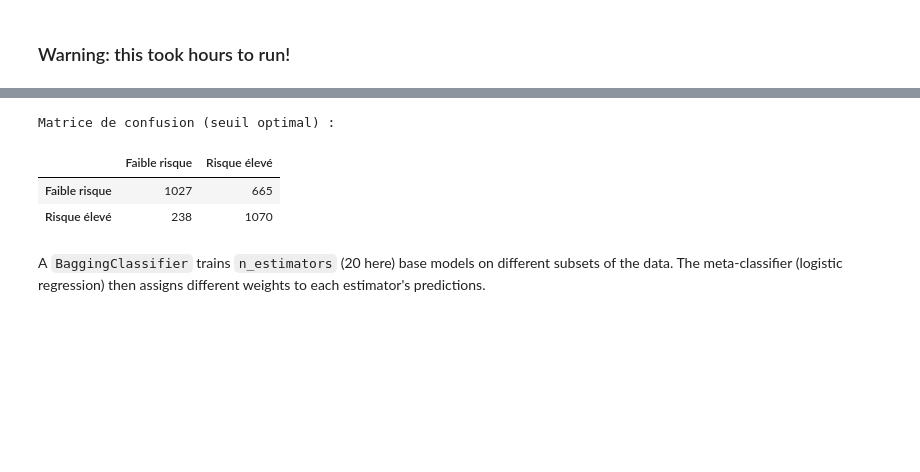
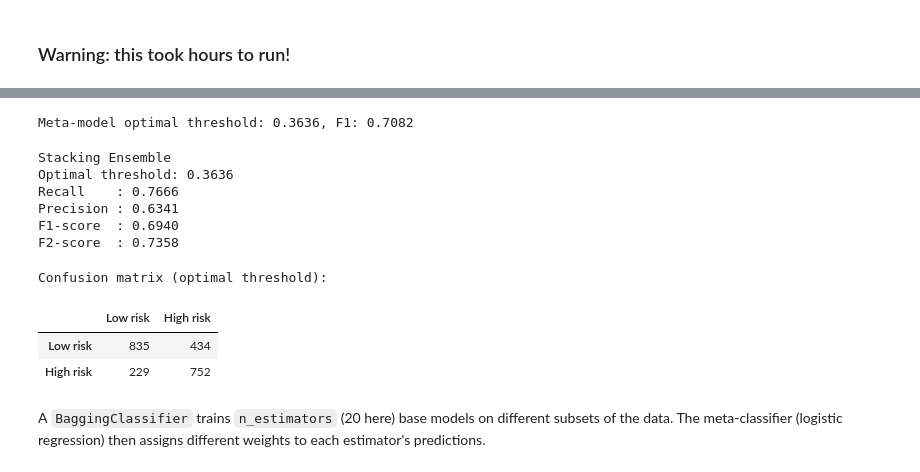
Before and after one commit to HOANG-Anh2004/projet_ML_4A_GMM_INSA, a Jupyter notebook: Modelisation.ipynb, the cells around one changed output, grey strips where cells are left out. Saved outputs shown, nothing was run; the diff lists cells and outputs as text; code cells hidden in the pictures; blank space fills up the shorter version.

```diff
--- a/Modelisation.ipynb
+++ b/Modelisation.ipynb
@@ -1055,0 +957,15 @@ F2-score : 0.7679
+# %%
+stack_val = pd.DataFrame({
+    "logit": y_val_logit_proba,
+    "ridge": y_val_ridge_proba,
+    "lasso": y_val_lasso_proba,
+    "knn": y_val_knn_proba,
+    "knn_var": y_val_knn_var_proba,
+    "svm_lin": y_val_svm_lin_proba,
+    "svm_rbf": y_val_svm_rbf_proba,
+    "tree": y_val_tree_proba,
+    "rf": y_val_rf_proba,
+    "gb": y_val_gb_proba
+})
+meta_model = LogisticRegression(max_iter=1000)
+meta_model.fit(stack_val, yval_c)
@@ -1056,12 +1002,45 @@ F2-score : 0.7679
+# %%
+best_threshold_meta, best_f1_meta = find_optimal_threshold_f1(yval_c, meta_model.predict_proba(stack_val)[:, 1])
+print(f"Meta-model optimal threshold: {best_threshold_meta:.4f}, F1: {best_f1_meta:.4f}")
+# %% [output]
+Meta-model optimal threshold: 0.3636, F1: 0.7082
+# %%
+stack_test = pd.DataFrame({
+    "logit": logit.predict_proba(Xtest_c_sc)[:, 1],
+    "ridge": logitRidgeOpt.predict_proba(Xtest_c_sc)[:, 1],
+    "lasso": logitLassoOpt.predict_proba(Xtest_c_sc)[:, 1],
+    "knn": knnOpt.predict_proba(Xtest_c_sc)[:, 1],
+    "knn_var": knn_var_Opt.predict_proba(Xtest_knn_sc)[:, 1],
+    "svm_lin": svm_calibrated_opt.predict_proba(Xtest_c_sc)[:, 1],
+    "svm_rbf": svm_rbf.predict_proba(Xtest_c_sc)[:, 1],
+    "tree": treeOpt.predict_proba(Xtest_c_sc)[:, 1],
+    "rf": rfOpt.predict_proba(Xtest_c_sc)[:, 1],
+    "gb": gbOpt.predict_proba(Xtest_c_sc)[:, 1]
+})
+proba_stack_test = meta_model.predict_proba(stack_test)[:, 1]
+metrics_stack = evaluate_with_threshold(ytest_c, proba_stack_test, best_threshold_meta)
+print("Stacking Ensemble")
+print(f"Optimal threshold: {best_threshold_meta:.4f}")
+print(f"Recall    : {metrics_stack['recall']:.4f}")
+print(f"Precision : {metrics_stack['precision']:.4f}")
+print(f"F1-score  : {metrics_stack['f1']:.4f}")
+print(f"F2-score  : {metrics_stack['f2']:.4f}")
+# %% [output]
+Stacking Ensemble
+Optimal threshold: 0.3636
+Recall    : 0.7666
+Precision : 0.6341
+F1-score  : 0.6940
+F2-score  : 0.7358
 # %%
-y_pred_opt = (y_proba_b_stack >= best_threshold).astype(int)
+y_pred_opt = (proba_stack_test >= best_threshold_meta).astype(int)
 print("\nConfusion matrix (optimal threshold):")
 pd.DataFrame(confusion_matrix(ytest_c, y_pred_opt), index=labels_risk, columns=labels_risk)
 # %% [output]
-Matrice de confusion (seuil optimal) :
+Confusion matrix (optimal threshold):
-|  | Faible risque | Risque élevé |
-| Faible risque | 1027 | 665 |
-| Risque élevé | 238 | 1070 |
+|  | Low risk | High risk |
+| Low risk | 835 | 434 |
+| High risk | 229 | 752 |
 # %% [markdown]
 A `BaggingClassifier` trains `n_estimators` (20 here) base models on different subsets of the data. The meta-classifier (logistic regression) then assigns different weights to each estimator's predictions.
 # %% [markdown]
```
Also changed, not shown: parts of 40 cells of this notebook, 1 other file.
